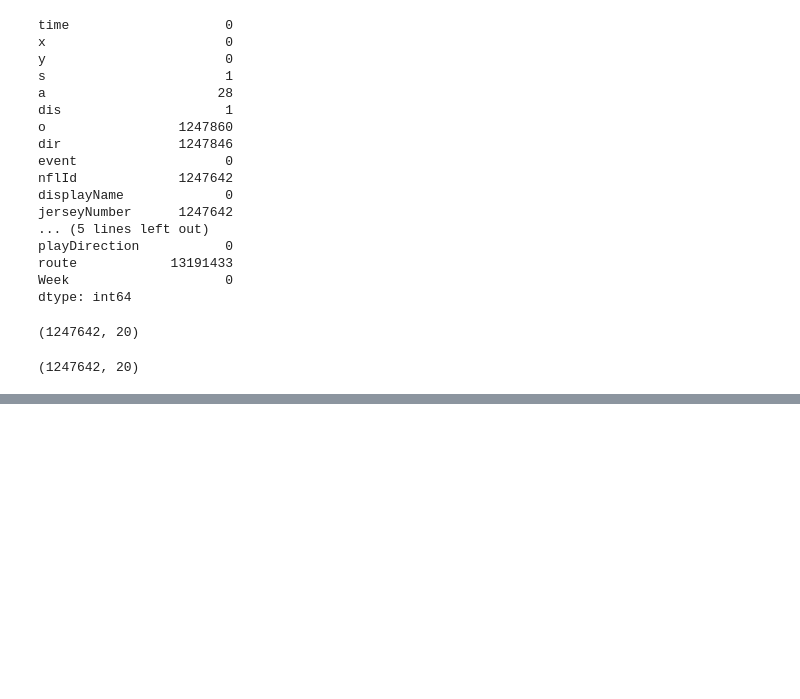
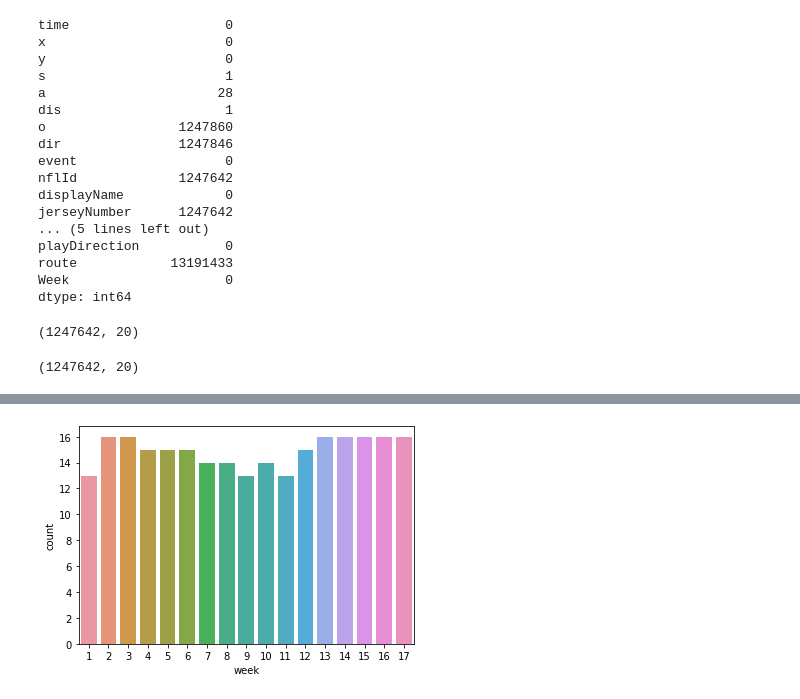
Before and after one commit to kilee722/NFL_Data_Analytics, a Jupyter notebook: nfl_big_data_bowl_2021.ipynb, the cells around one changed output, grey strips where cells are left out. Cells and saved outputs as stored; diff of their text form; code cells hidden in the pictures; blank space fills up the shorter version.

```diff
--- a/nfl_big_data_bowl_2021.ipynb
+++ b/nfl_big_data_bowl_2021.ipynb
@@ -119,0 +262,16 @@ SyntaxError: ignored
+# %%
+# Function for countplot
+def cnt(xname, df):
+    sns.countplot(x=xname, data = df)
+
+# Function for catplot
+def cat(xname, df):
+    sns.catplot(x=xname, data = df)
+
+# Boxplot function
+def bxp(xname, df):
+    sns.boxplot(x=xname, data = df)
+# %%
+cnt('week', games)
+# %% [output]
+[figure, added]
```
Also changed, not shown: parts of 83 cells of this notebook.
